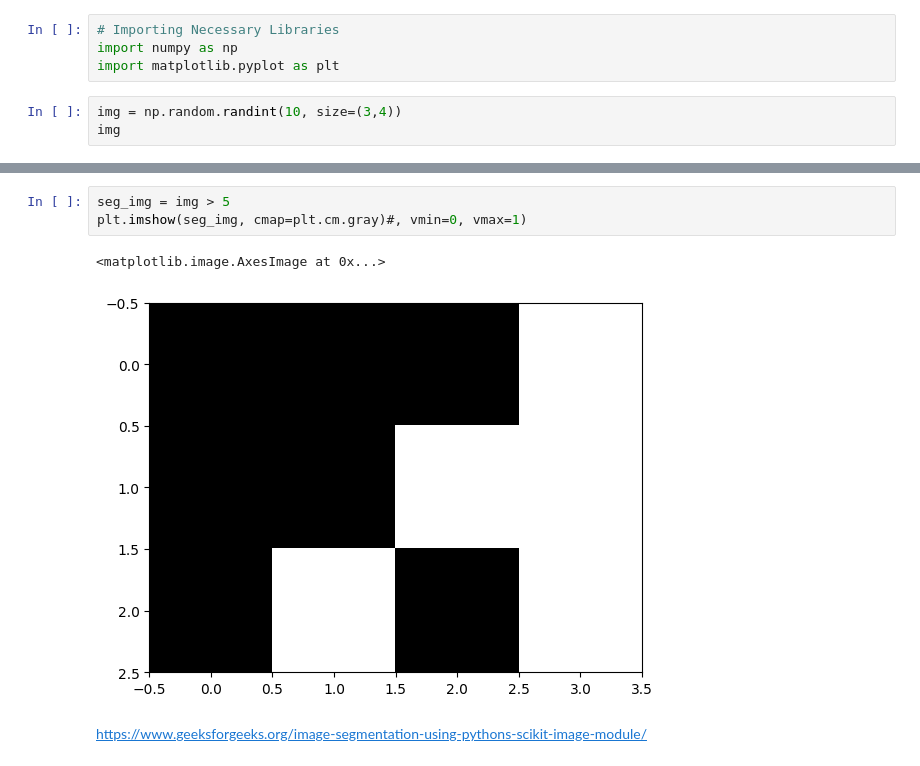
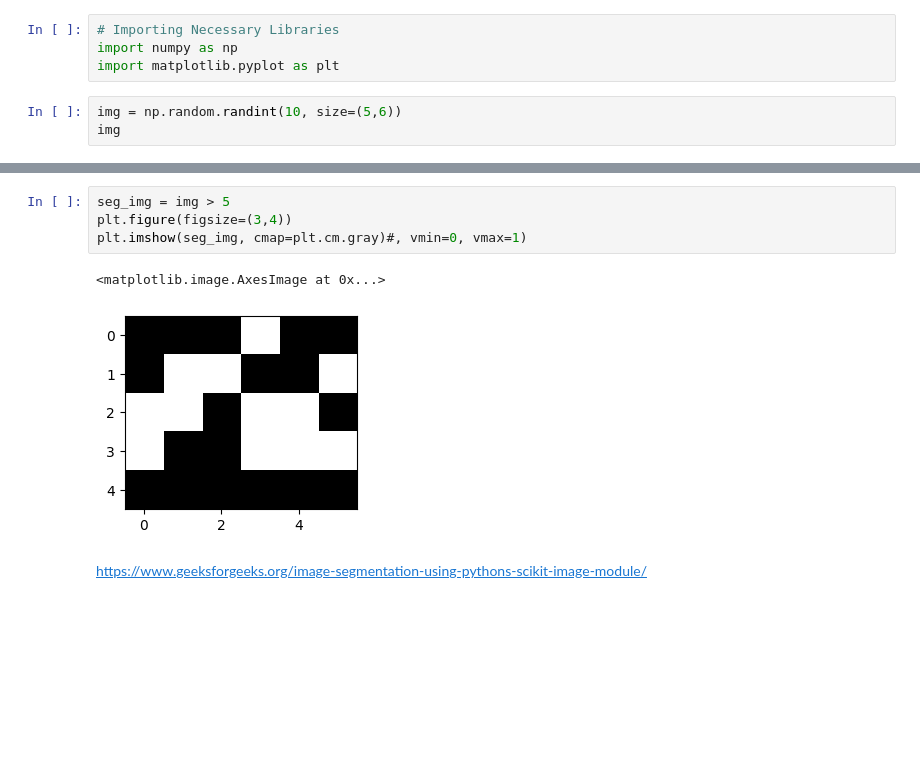
Before and after one commit to fum-cs/ads, a Jupyter notebook: code/image_seg_01.ipynb, the cells around one changed output, grey strips where cells are left out. Drawn from its saved outputs; the diff is of its cells as text; blank space fills up the shorter version.

```diff
--- a/code/image_seg_01.ipynb
+++ b/code/image_seg_01.ipynb
@@ -5,6 +5,6 @@ M. Amintoosi
 import numpy as np
 import matplotlib.pyplot as plt
 # %%
-img = np.random.randint(10, size=(3,4))
+img = np.random.randint(10, size=(5,6))
 img
 # %% [output]
@@ -40,9 +50,10 @@ plt.imshow(seg_img, cmap=plt.cm.gray)  # use appropriate colormap here
 # %%
 seg_img = img > 5
+plt.figure(figsize=(3,4))
 plt.imshow(seg_img, cmap=plt.cm.gray)#, vmin=0, vmax=1)
 # %% [output]
 <matplotlib.image.AxesImage at 0x...>
-[figure, old version]
+[figure, new version]
 # %% [markdown]
 https://www.geeksforgeeks.org/image-segmentation-using-pythons-scikit-image-module/
 # %%
```
Also changed, not shown: parts of 7 cells of this notebook, 1 other file.
